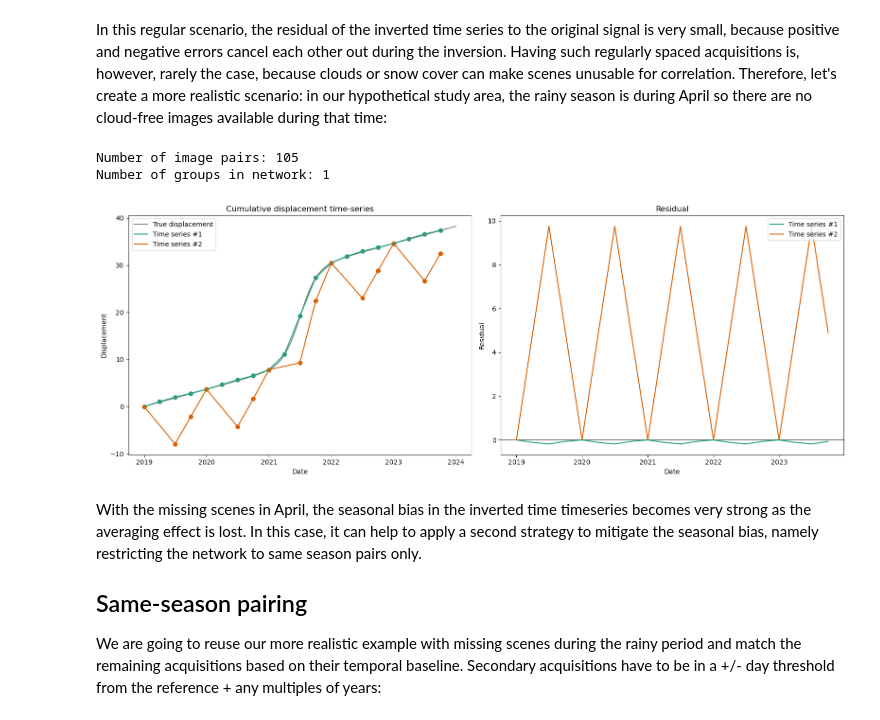
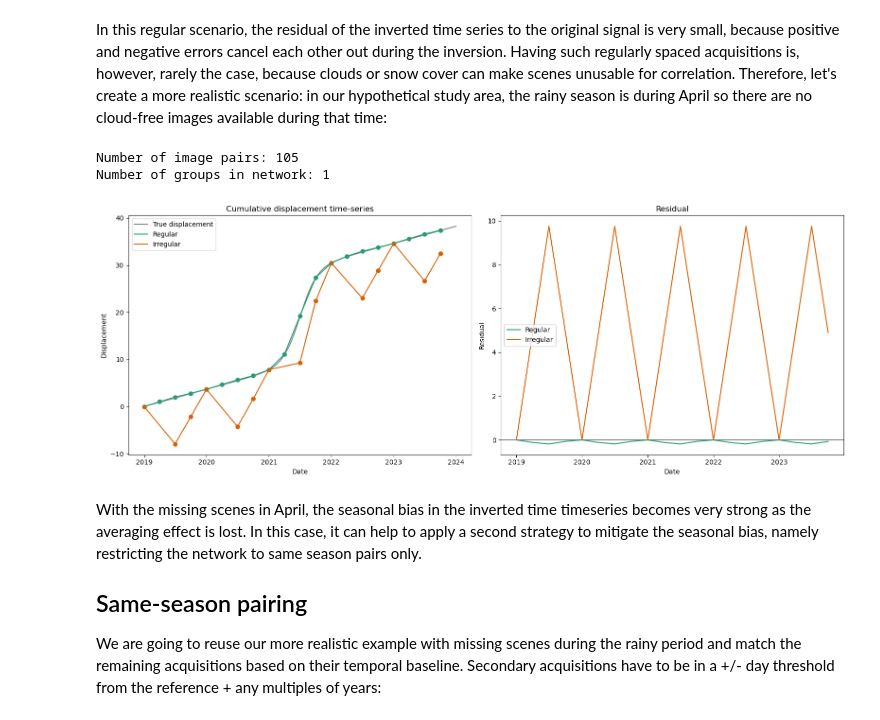
Before and after one commit to UP-RS-ESP/timeseries_inversion, a Jupyter notebook: timeseries_inversion_seasonal_error_mitigation.ipynb, the cells around one changed output. Drawn from its saved outputs; the diff is of its cells as text; code cells hidden in the pictures.

```diff
--- a/timeseries_inversion_seasonal_error_mitigation.ipynb
+++ b/timeseries_inversion_seasonal_error_mitigation.ipynb
@@ -51,22 +51,22 @@ In this regular scenario, the residual of the inverted time series to the origin
 # %%
 #removing all April scenes
 sample_dates = sample_dates[sample_dates.month != 4]
 
 date_combinations = list(combinations(sample_dates, 2))
 network2 = pd.DataFrame(date_combinations, columns=['date0', 'date1'])
 
 #reuse original fully connected network and add seasonal error
 network2['disp'] = network2.apply(lambda row: inv.find_dsoll(row, original_signal), axis = 1)
 dt = (network2.date1 - network2.date0).dt.days
 dt_rad = (dt / (365.25/2)) * ( np.pi)
 error = np.sin(dt_rad) * 15
 network2['disp'] = network2.disp + error
 ts_irregular = inv.run_inversion(network2)
-inv.plot_timeseries([ts_regular, ts_irregular], original_signal)
+inv.plot_timeseries([ts_regular, ts_irregular], original_signal, legend = ["Regular", "Irregular"])
 # %% [output]
 Number of image pairs: 105
 Number of groups in network: 1
-[figure, old version]
+[figure, new version]
 # %% [markdown]
 With the missing scenes in April, the seasonal bias in the inverted time timeseries becomes very strong as the averaging effect is lost. In this case, it can help to apply a second strategy to mitigate the seasonal bias, namely restricting the network to same season pairs only.
 
```
Also changed, not shown: parts of 1 cell of this notebook, 1 other file.
